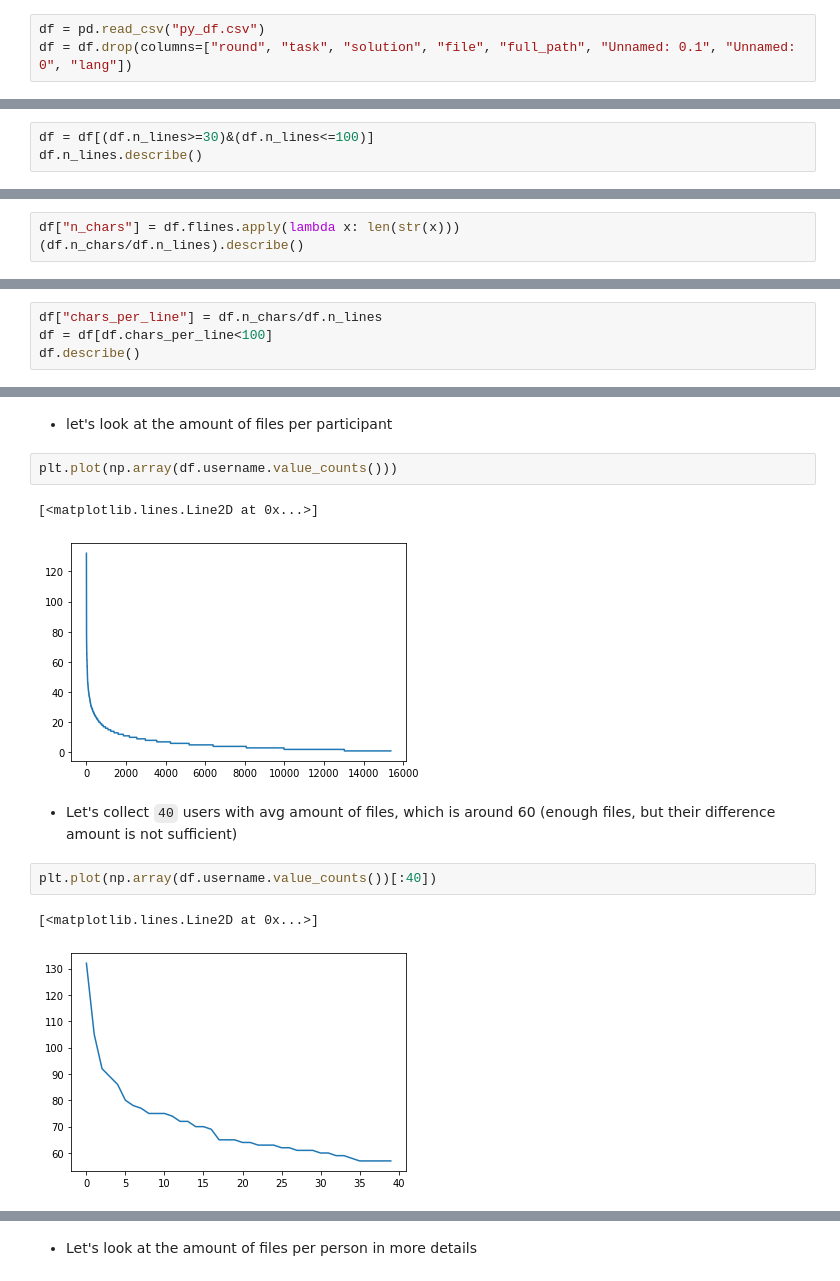
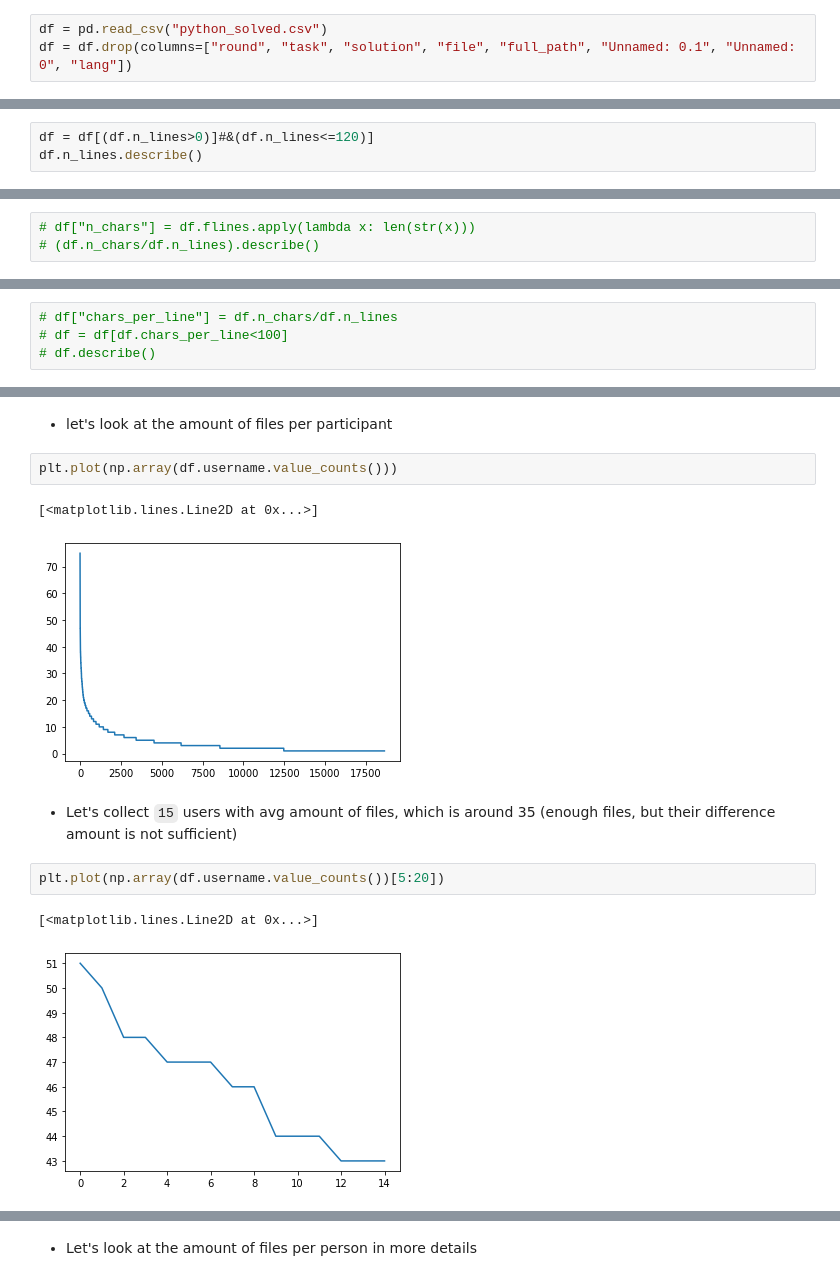
Before and after one commit to MefAldemisov/SourceCodeAuthorshipAttribution, a Jupyter notebook: Embeddings.ipynb, the cells around one changed output, grey strips where cells are left out. Saved outputs shown, nothing was run; the diff lists cells and outputs as text.

```diff
--- a/Embeddings.ipynb
+++ b/Embeddings.ipynb
@@ -34,7 +34,7 @@ import sentencepiece as spm
 # %% [output]
 pip 20.1.1 from /Users/alinabogdanova/.pyenv/versions/3.7.10/lib/python3.7/site-packages/pip (python 3.7)
 # %%
-df = pd.read_csv("py_df.csv")
+df = pd.read_csv("python_solved.csv")
 df = df.drop(columns=["round", "task", "solution", "file", "full_path", "Unnamed: 0.1", "Unnamed: 0", "lang"])
 # %% [markdown]
 - Let's remove the sort files, then select users with the highest amount of files
@@ -58,4 +58,4 @@ Name: n_lines, dtype: float64
 # %%
-df = df[(df.n_lines>=30)&(df.n_lines<=100)]
+df = df[(df.n_lines>0)]#&(df.n_lines<=120)]
 df.n_lines.describe()
 # %% [output]
@@ -71,6 +71,6 @@ Name: n_lines, dtype: float64
 # %% [markdown]
 - let's find avg file length (in chars)
 # %%
-df["n_chars"] = df.flines.apply(lambda x: len(str(x)))
-(df.n_chars/df.n_lines).describe()
+# df["n_chars"] = df.flines.apply(lambda x: len(str(x)))
+# (df.n_chars/df.n_lines).describe()
 # %% [output]
@@ -86,8 +86,8 @@ dtype: float64
 # %% [markdown]
 - suspicious max value let's drop evetyrhing, highter then `100` and look, what's left
 # %%
-df["chars_per_line"] = df.n_chars/df.n_lines
-df = df[df.chars_per_line<100]
-df.describe()
+# df["chars_per_line"] = df.n_chars/df.n_lines
+# df = df[df.chars_per_line<100]
+# df.describe()
 # %% [output]
 |  | year | n_lines | n_chars | chars_per_line |
@@ -149,13 +149,13 @@ df.describe()
 plt.plot(np.array(df.username.value_counts()))
 # %% [output]
 [<matplotlib.lines.Line2D at 0x...>]
-[figure, old version]
+[figure, new version]
 # %% [markdown]
-- Let's collect `40` users with avg amount of files, which is around 60
+- Let's collect `15` users with avg amount of files, which is around 35
 (enough files, but their difference amount is not sufficient)
 # %%
-plt.plot(np.array(df.username.value_counts())[:40])
+plt.plot(np.array(df.username.value_counts())[5:20])
 # %% [output]
 [<matplotlib.lines.Line2D at 0x...>]
-[figure, old version]
+[figure, new version]
 # %%
```
Also changed, not shown: parts of 55 cells of this notebook.
